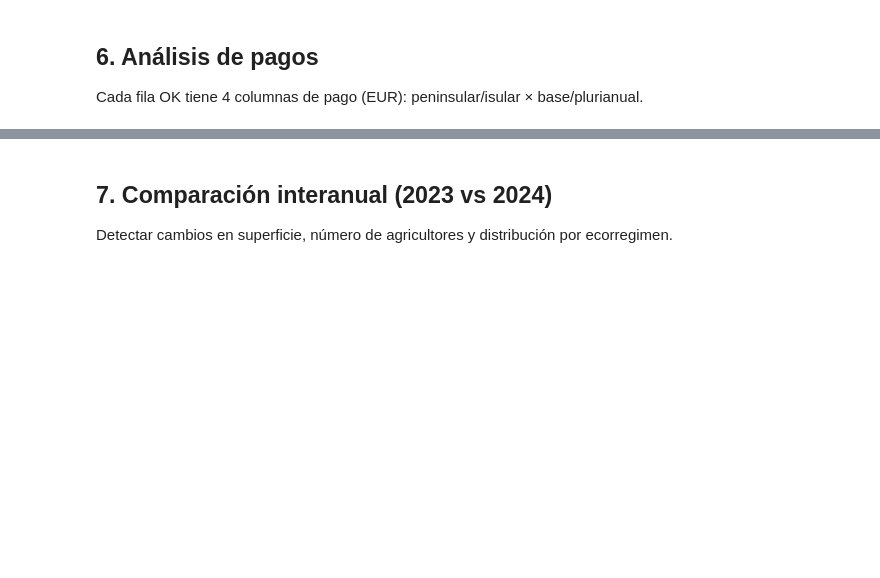
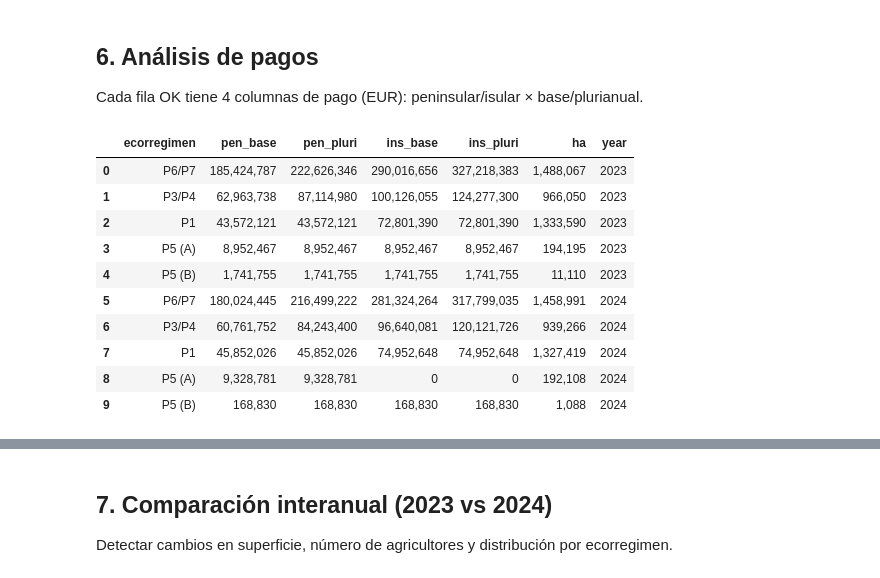
Before and after one commit to MiguelPadillaR/cap_application_processing, a Jupyter notebook: analysis/cap_ecoschemes_analysis.ipynb, the cells around one changed output, grey strips where cells are left out. Cells and saved outputs as stored; diff of their text form; code cells hidden in the pictures; blank space fills up the shorter version.

```diff
--- a/analysis/cap_ecoschemes_analysis.ipynb
+++ b/analysis/cap_ecoschemes_analysis.ipynb
@@ -310,22 +480,34 @@ lna
 Cada fila OK tiene 4 columnas de pago (EUR): peninsular/isular × base/plurianual.
 # %%
 pagos = []
-for ano in ANOS:
+for year in YEARS:
     df = con.execute(f"""
         SELECT ECORREGIMEN_CODIGO AS ecorregimen,
                ROUND(SUM(PEN_PAGO_BASE),  0) AS pen_base,
                ROUND(SUM(PEN_PAGO_PLURI), 0) AS pen_pluri,
                ROUND(SUM(INS_PAGO_BASE),  0) AS ins_base,
                ROUND(SUM(INS_PAGO_PLURI), 0) AS ins_pluri,
                ROUND(SUM(SUP_TOTAL_HA), 0)   AS ha
-        FROM cap_{ano} WHERE STATUS = 'OK'
+        FROM cap_{year} WHERE STATUS = 'OK'
         GROUP BY 1 ORDER BY 2 DESC
     """).fetchdf()
-    df["ano"] = ano
+    df["year"] = year
     pagos.append(df)
 
 pagos = pd.concat(pagos, ignore_index=True)
 pagos
+# %% [output]
+|  | ecorregimen | pen_base | pen_pluri | ins_base | ins_pluri | ha | year |
+| 0 | P6/P7 | 185,424,787 | 222,626,346 | 290,016,656 | 327,218,383 | 1,488,067 | 2023 |
+| 1 | P3/P4 | 62,963,738 | 87,114,980 | 100,126,055 | 124,277,300 | 966,050 | 2023 |
+| 2 | P1 | 43,572,121 | 43,572,121 | 72,801,390 | 72,801,390 | 1,333,590 | 2023 |
+| 3 | P5 (A) | 8,952,467 | 8,952,467 | 8,952,467 | 8,952,467 | 194,195 | 2023 |
+| 4 | P5 (B) | 1,741,755 | 1,741,755 | 1,741,755 | 1,741,755 | 11,110 | 2023 |
+| 5 | P6/P7 | 180,024,445 | 216,499,222 | 281,324,264 | 317,799,035 | 1,458,991 | 2024 |
+| 6 | P3/P4 | 60,761,752 | 84,243,400 | 96,640,081 | 120,121,726 | 939,266 | 2024 |
+| 7 | P1 | 45,852,026 | 45,852,026 | 74,952,648 | 74,952,648 | 1,327,419 | 2024 |
+| 8 | P5 (A) | 9,328,781 | 9,328,781 | 0 | 0 | 192,108 | 2024 |
+| 9 | P5 (B) | 168,830 | 168,830 | 168,830 | 168,830 | 1,088 | 2024 |
 # %%
 eur_ha = con.execute("""
     SELECT ECORREGIMEN_CODIGO AS ecorregimen,
```
Also changed, not shown: parts of 24 cells of this notebook, 2 other files.
